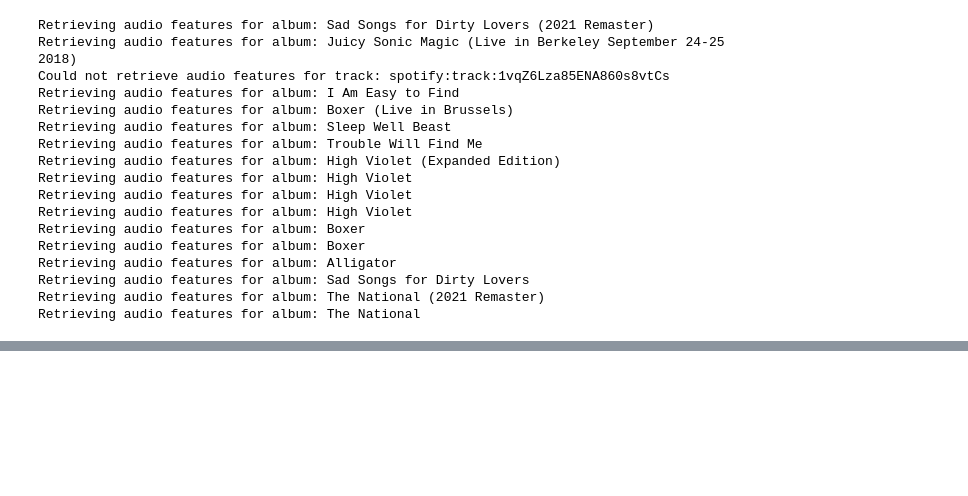
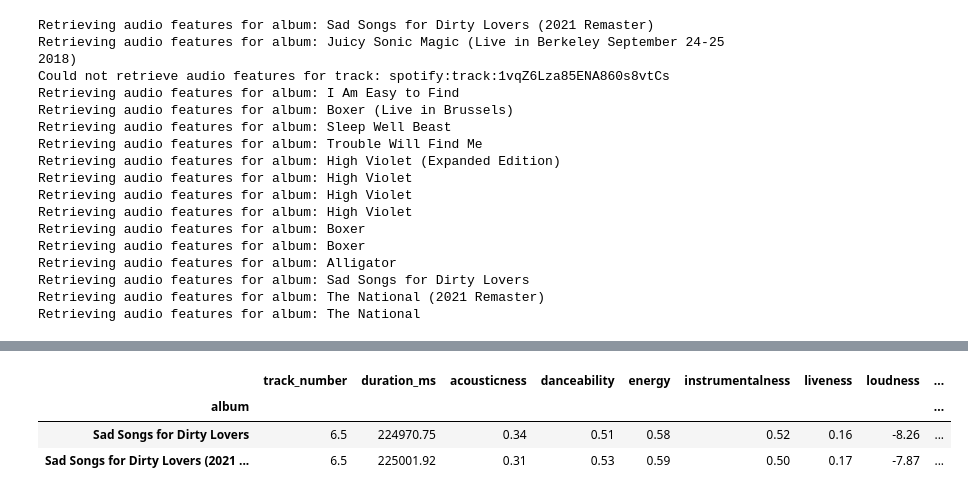
Before and after one commit to codey-phoun/SpotifyAudioFeatures_TheNational, a Jupyter notebook: Spotipy_The_National.ipynb, the cells around one changed output, grey strips where cells are left out. Cells and saved outputs as stored; diff of their text form; code cells hidden in the pictures; blank space fills up the shorter version.

```diff
--- a/Spotipy_The_National.ipynb
+++ b/Spotipy_The_National.ipynb
@@ -199,0 +325,5 @@ national_df.to_csv("The_National_Song_Features.csv")
+# %%
+sad_songs = national_df[(national_df['album'] == 'Sad Songs for Dirty Lovers') |\
+            (national_df['album'] == 'Sad Songs for Dirty Lovers (2021 Remaster)')]\
+            .sort_values(by = ['track_number', 'album'])\
+            .reset_index(drop = True)
@@ -199,0 +337,7 @@ national_df.to_csv("The_National_Song_Features.csv")
+# %%
+sad_songs.groupby('album').mean().round(2)
+# %% [output]
+|  | track_number | duration_ms | acousticness | danceability | energy | instrumentalness | liveness | loudness | ... |
+| album |  |  |  |  |  |  |  |  | ... |
+| Sad Songs for Dirty Lovers | 6.5 | 224970.75 | 0.34 | 0.51 | 0.58 | 0.52 | 0.16 | -8.26 | ... |
+| Sad Songs for Dirty Lovers (2021 ... | 6.5 | 225001.92 | 0.31 | 0.53 | 0.59 | 0.50 | 0.17 | -7.87 | ... |
```
Also changed, not shown: parts of 25 cells of this notebook, 2 other files.
